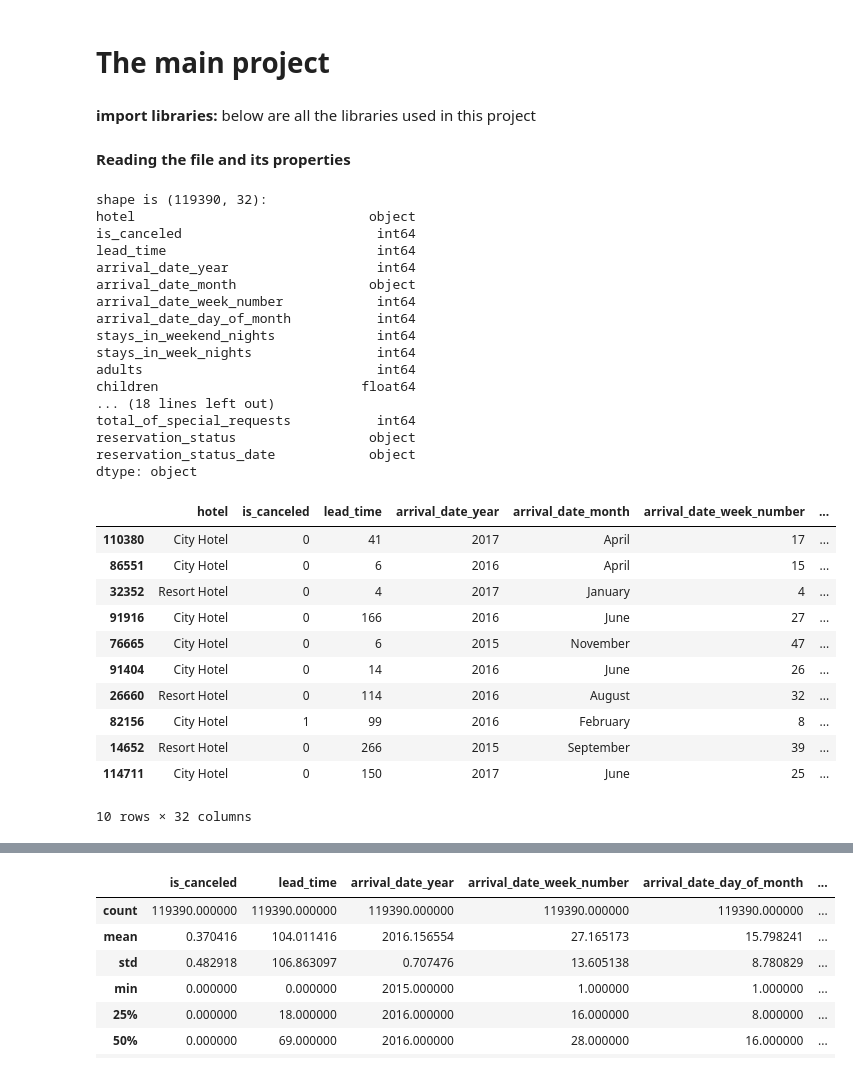
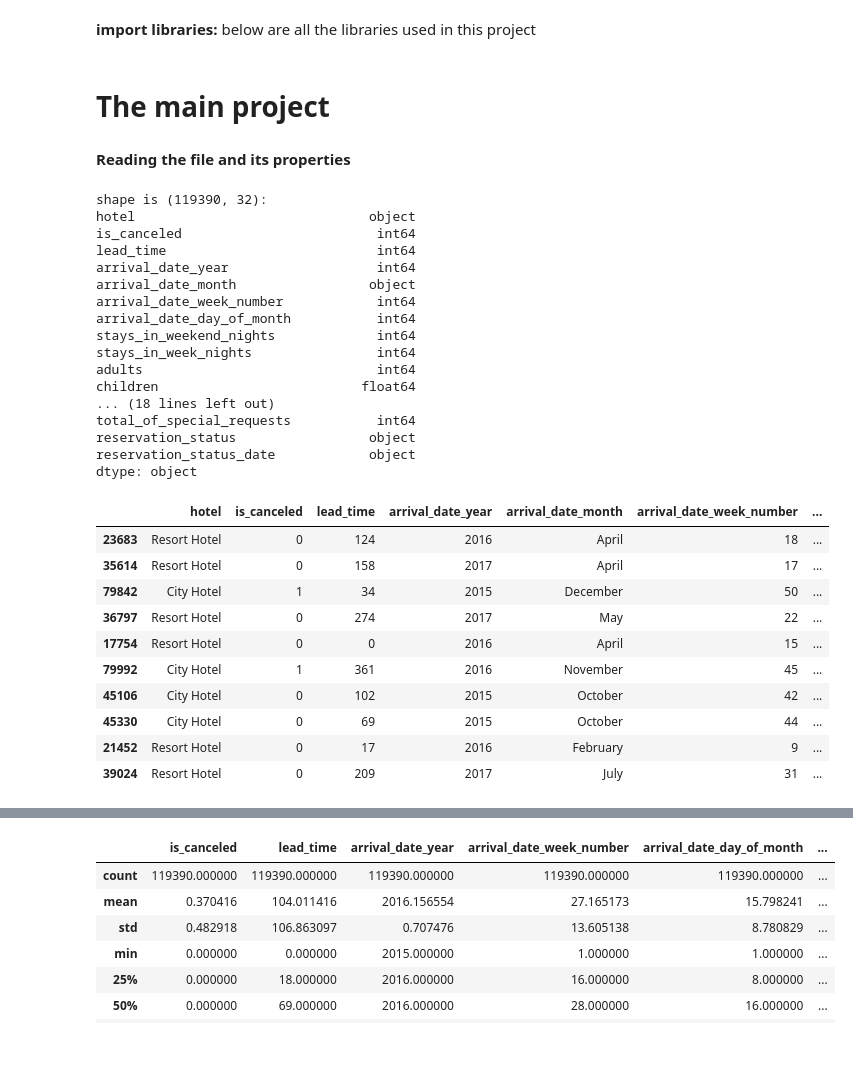
Before and after one commit to alkhonain/Tuwaiq_project, a Jupyter notebook: project/project.ipynb, the cells around one changed output, grey strips where cells are left out. Saved outputs shown, nothing was run; the diff lists cells and outputs as text; code cells hidden in the pictures.

Commit message:
project preprocess and modeling

```diff
--- a/project/project.ipynb
+++ b/project/project.ipynb
@@ -1,6 +1,6 @@
+# %% [markdown]
+__import libraries:__
+below are all the libraries used in this project
 # %% [markdown]
 # The main project
-# %% [markdown]
-__import libraries:__
-below are all the libraries used in this project
 # %%
@@ -27,41 +49,41 @@ from sklearn.metrics import precision_score, recall_score, precision_recall_curv
 # %% [markdown]
 __Reading the file and its properties__
 # %%
+pd.set_option('display.max_columns', None)# to show all the columns
 df = pd.read_csv('project_dataset.csv')
 print('shape is {}: '.format(df.shape))
 print(df.dtypes)
 print('\n')
 df.sample(10)
 # %% [output]
 shape is (119390, 32):
 hotel                              object
 is_canceled                         int64
 lead_time                           int64
 arrival_date_year                   int64
 arrival_date_month                 object
 arrival_date_week_number            int64
 arrival_date_day_of_month           int64
 stays_in_weekend_nights             int64
 stays_in_week_nights                int64
 adults                              int64
 children                          float64
 ... (18 lines left out)
 total_of_special_requests           int64
 reservation_status                 object
 reservation_status_date            object
 dtype: object
 |  | hotel | is_canceled | lead_time | arrival_date_year | arrival_date_month | arrival_date_week_number | ... |
-| 110380 | City Hotel | 0 | 41 | 2017 | April | 17 | ... |
-| 86551 | City Hotel | 0 | 6 | 2016 | April | 15 | ... |
-| 32352 | Resort Hotel | 0 | 4 | 2017 | January | 4 | ... |
-| 91916 | City Hotel | 0 | 166 | 2016 | June | 27 | ... |
-| 76665 | City Hotel | 0 | 6 | 2015 | November | 47 | ... |
-| 91404 | City Hotel | 0 | 14 | 2016 | June | 26 | ... |
-| 26660 | Resort Hotel | 0 | 114 | 2016 | August | 32 | ... |
-| 82156 | City Hotel | 1 | 99 | 2016 | February | 8 | ... |
-| 14652 | Resort Hotel | 0 | 266 | 2015 | September | 39 | ... |
-| 114711 | City Hotel | 0 | 150 | 2017 | June | 25 | ... |
+| 23683 | Resort Hotel | 0 | 124 | 2016 | April | 18 | ... |
+| 35614 | Resort Hotel | 0 | 158 | 2017 | April | 17 | ... |
+| 79842 | City Hotel | 1 | 34 | 2015 | December | 50 | ... |
+| 36797 | Resort Hotel | 0 | 274 | 2017 | May | 22 | ... |
+| 17754 | Resort Hotel | 0 | 0 | 2016 | April | 15 | ... |
+| 79992 | City Hotel | 1 | 361 | 2016 | November | 45 | ... |
+| 45106 | City Hotel | 0 | 102 | 2015 | October | 42 | ... |
+| 45330 | City Hotel | 0 | 69 | 2015 | October | 44 | ... |
+| 21452 | Resort Hotel | 0 | 17 | 2016 | February | 9 | ... |
+| 39024 | Resort Hotel | 0 | 209 | 2017 | July | 31 | ... |
-10 rows × 32 columns
 # %%
 df.info()
 # %% [output]
```
Also changed, not shown: parts of 79 cells of this notebook, 6 other files.
